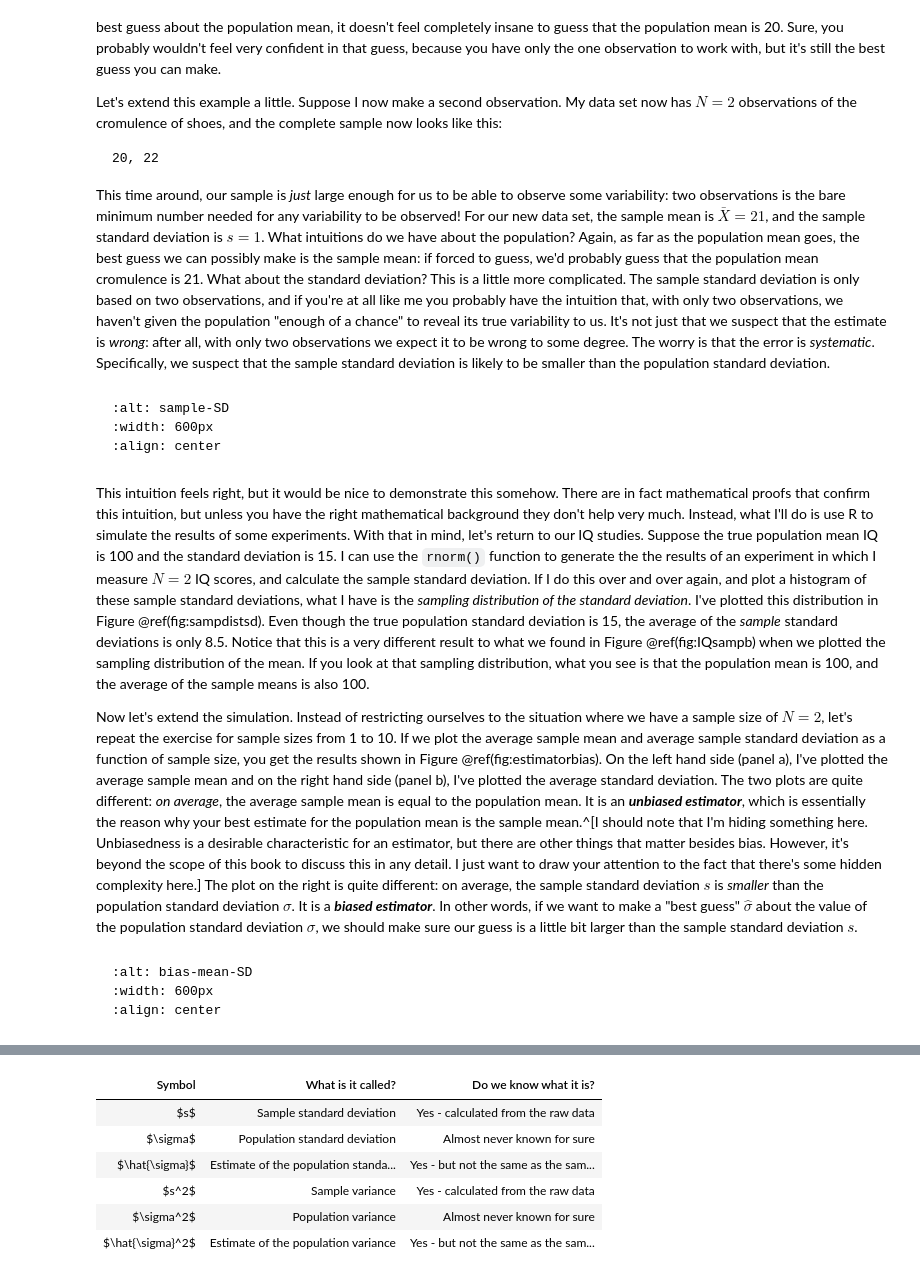
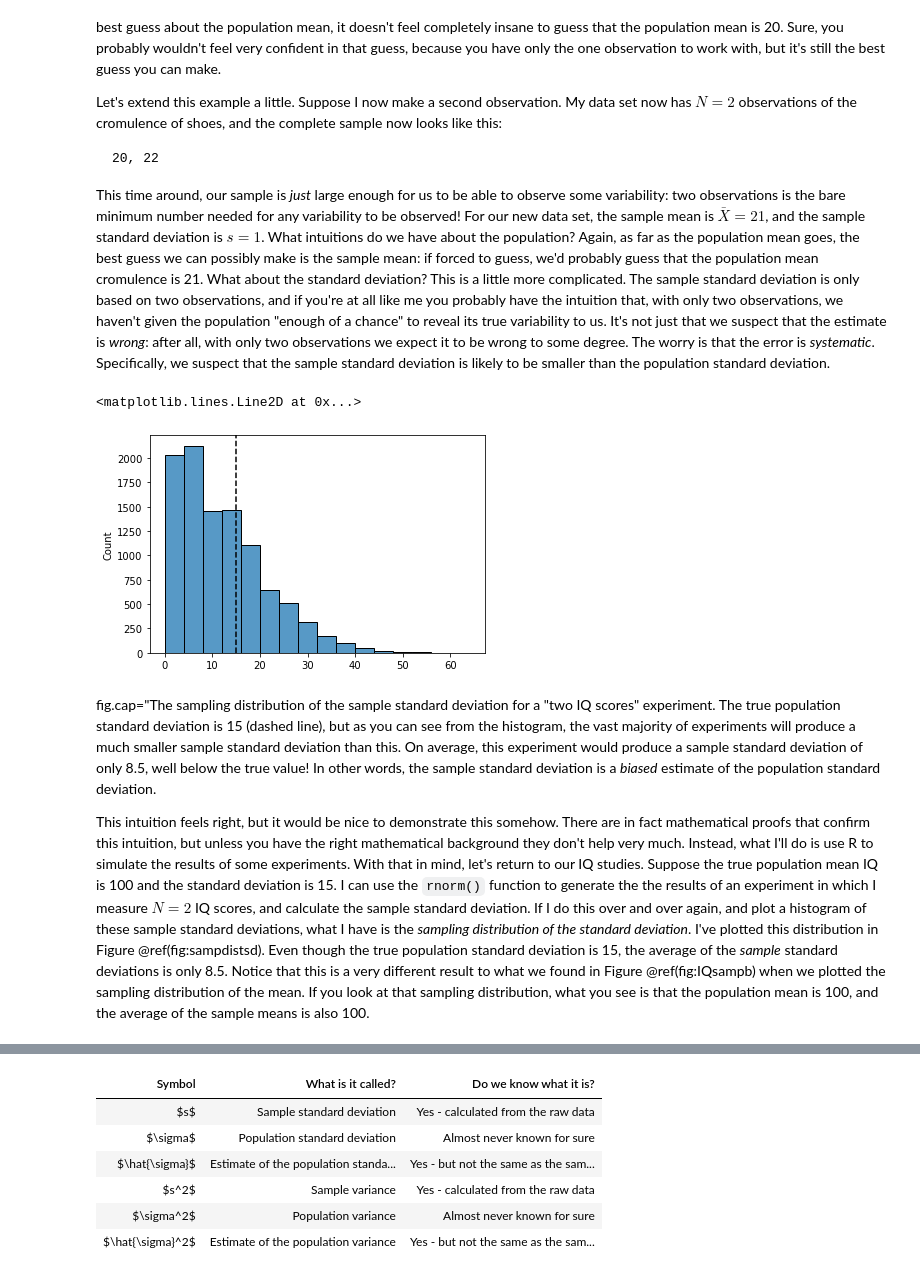
Before and after one commit to ethanweed/pythonbook, a Jupyter notebook: Book/_build/jupyter_execute/04.03-estimation.ipynb, the cells around one changed output, grey strips where cells are left out. Cells and saved outputs as stored; diff of their text form; code cells hidden in the pictures.

````diff
--- a/Book/_build/jupyter_execute/04.03-estimation.ipynb
+++ b/Book/_build/jupyter_execute/04.03-estimation.ipynb
@@ -495,21 +495,28 @@ Let's extend this example a little. Suppose I now make a second observation. My
 20, 22
 ```
 This time around, our sample is *just* large enough for us to be able to observe some variability: two observations is the bare minimum number needed for any variability to be observed! For our new data set, the sample mean is $\bar{X}=21$, and the sample standard deviation is $s=1$. What intuitions do we have about the population? Again, as far as the population mean goes, the best guess we can possibly make is the sample mean: if forced to guess, we'd probably guess that the population mean cromulence is 21. What about the standard deviation? This is a little more complicated. The sample standard deviation is only based on two observations, and if you're at all like me you probably have the intuition that, with only two observations, we haven't given the population "enough of a chance" to reveal its true variability to us. It's not just that we suspect that the estimate is *wrong*: after all, with only two observations we expect it to be wrong to some degree. The worry is that the error is *systematic*. Specifically, we suspect that the sample standard deviation is likely to be smaller than the population standard deviation.
-# %% [markdown]
-
-```{image} ../img/estimation/samplingDistSampleSD.png
-:alt: sample-SD
-:width: 600px
-:align: center
-```
+# %%
+import statistics
+import numpy as np
+import seaborn as sns
+
+# generate data from 10000 "IQ" studies, where each study consists of two scores
+n = 2
+sample_sds = []
+for i in range(1,10000):
+    sample_sd = statistics.stdev(np.random.normal(loc=100,scale=15,size=n).astype(int))
+    sample_sds.append(sample_sd)
+
+
+# plot a histogram of the distribution of sample standard deviations, together with dashed line indicating
+# population standard deviation
+fig, ax = plt.subplots()
+sns.histplot(sample_sds, ax=ax, binwidth=4)
+plt.axvline(15, color = 'black', linestyle = "dashed")
+# %% [output]
+<matplotlib.lines.Line2D at 0x...>
+[figure, added]
 # %% [markdown]
+fig.cap="The sampling distribution of the sample standard deviation for a \"two IQ scores\" experiment. The true population standard deviation is 15 (dashed line), but as you can see from the histogram, the vast majority of experiments will produce a much smaller sample standard deviation than this. On average, this experiment would produce a sample standard deviation of only 8.5, well below the true value! In other words, the sample standard deviation is a *biased* estimate of the population standard deviation.
+
 This intuition feels right, but it would be nice to demonstrate this somehow. There are in fact mathematical proofs that confirm this intuition, but unless you have the right mathematical background they don't help very much. Instead, what I'll do is use R to simulate the results of some experiments. With that in mind, let's return to our IQ studies. Suppose the true population mean IQ is 100 and the standard deviation is 15. I can use the `rnorm()` function to generate the the results of an experiment in which I measure $N=2$ IQ scores, and calculate the sample standard deviation. If I do this over and over again, and plot a histogram of these sample standard deviations, what I have is the *sampling distribution of the standard deviation*. I've plotted this distribution in Figure \@ref(fig:sampdistsd). Even though the true population standard deviation is 15, the average of the *sample* standard deviations is only 8.5. Notice that this is a very different result to what we found in Figure \@ref(fig:IQsampb) when we plotted the sampling distribution of the mean. If you look at that sampling distribution, what you see is that the population mean is 100, and the average of the sample means is also 100.
-
-Now let's extend the simulation. Instead of restricting ourselves to the situation where we have a sample size of $N=2$, let's repeat the exercise for sample sizes from 1 to 10. If we plot the average sample mean and average sample standard deviation as a function of sample size, you get the results shown in Figure \@ref(fig:estimatorbias). On the left hand side (panel a), I've plotted the average sample mean and on the right hand side (panel b), I've plotted the average standard deviation. The two plots are quite different: *on average*, the average sample mean is equal to the population mean. It is an **_unbiased estimator_**, which is essentially the reason why your best estimate for the population mean is the sample mean.^[I should note that I'm hiding something here. Unbiasedness is a desirable characteristic for an estimator, but there are other things that matter besides bias. However, it's beyond the scope of this book to discuss this in any detail. I just want to draw your attention to the fact that there's some hidden complexity here.] The plot on the right is quite different: on average, the sample standard deviation $s$ is *smaller* than the population standard deviation $\sigma$. It is a **_biased estimator_**. In other words, if we want to make a "best guess" $\hat\sigma$ about the value of the population standard deviation $\sigma$, we should make sure our guess is a little bit larger than the sample standard deviation $s$.
-# %% [markdown]
-
-```{image} ../img/estimation/biasMeanSD.png
-:alt: bias-mean-SD
-:width: 600px
-:align: center
-```
````
Also changed, not shown: parts of 19 cells of this notebook, 52 other files.
